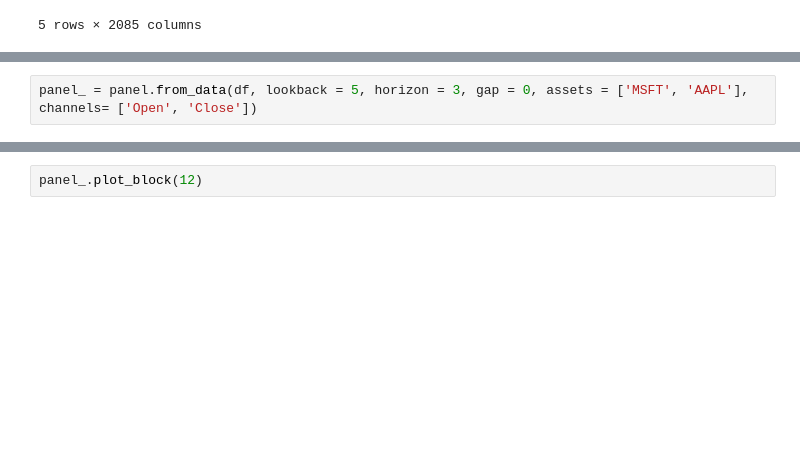
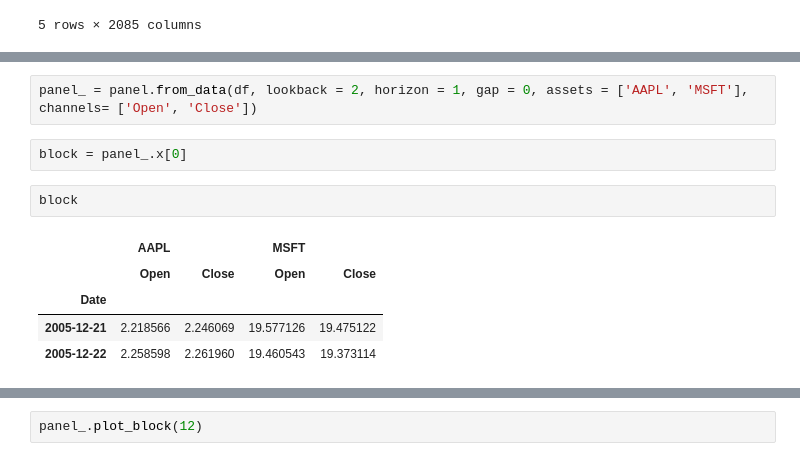
Before and after one commit to langflow-ai/wavy, a Jupyter notebook: notebooks/bovespa_analysis.ipynb, the cells around one changed output, grey strips where cells are left out. Saved outputs shown, nothing was run; the diff lists cells and outputs as text; blank space fills up the shorter version.

```diff
--- a/notebooks/bovespa_analysis.ipynb
+++ b/notebooks/bovespa_analysis.ipynb
@@ -29,2 +69,12 @@ df.head(5)
 # %%
-panel_ = panel.from_data(df, lookback = 5, horizon = 3, gap = 0, assets = ['MSFT', 'AAPL'], channels= ['Open', 'Close'])
+panel_ = panel.from_data(df, lookback = 2, horizon = 1, gap = 0, assets = ['AAPL', 'MSFT'], channels= ['Open', 'Close'])
+# %%
+block = panel_.x[0]
+# %%
+block
+# %% [output]
+|  | AAPL |  | MSFT |  |
+|  | Open | Close | Open | Close |
+| Date |  |  |  |  |
+| 2005-12-21 | 2.218566 | 2.246069 | 19.577126 | 19.475122 |
+| 2005-12-22 | 2.258598 | 2.261960 | 19.460543 | 19.373114 |
```
Also changed, not shown: parts of 60 cells of this notebook, 3 other files.
